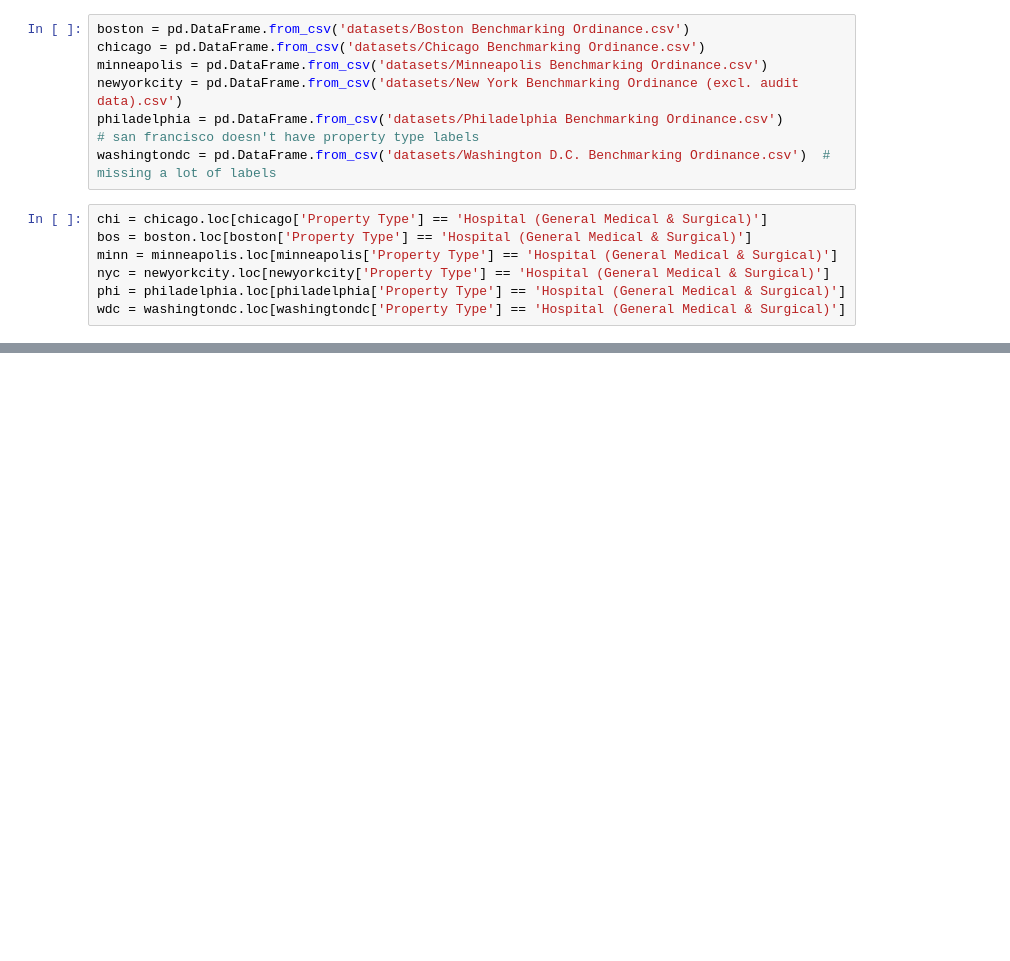
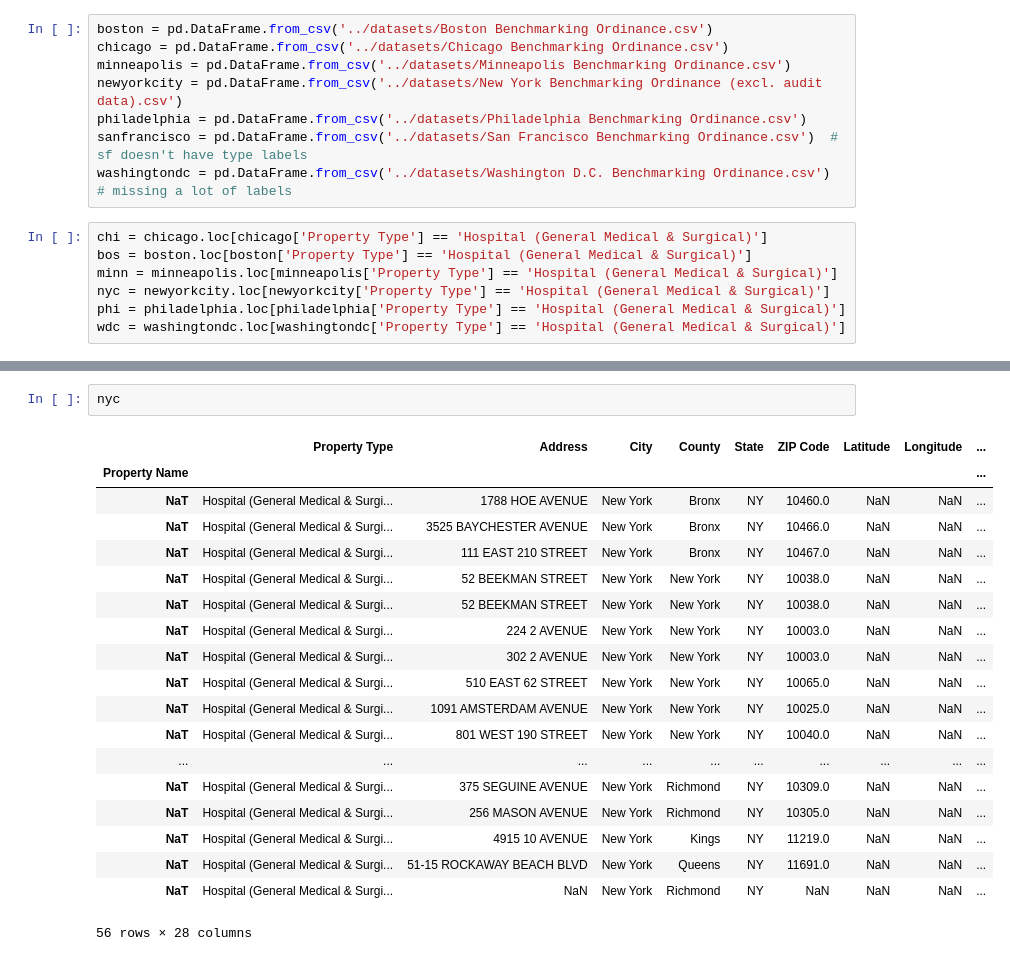
Before and after one commit to RyanMasson/hospital-energy-efficiency, a Jupyter notebook: hospitals_by_city.ipynb, the cells around one changed output, grey strips where cells are left out. Cells and saved outputs as stored; diff of their text form; blank space fills up the shorter version.

```diff
--- a/hospitals_by_city.ipynb
+++ b/hospitals_by_city.ipynb
@@ -6,13 +6,13 @@ import seaborn as sns
 
 %matplotlib inline
 # %%
-boston = pd.DataFrame.from_csv('datasets/Boston Benchmarking Ordinance.csv')
-chicago = pd.DataFrame.from_csv('datasets/Chicago Benchmarking Ordinance.csv')
-minneapolis = pd.DataFrame.from_csv('datasets/Minneapolis Benchmarking Ordinance.csv')
-newyorkcity = pd.DataFrame.from_csv('datasets/New York Benchmarking Ordinance (excl. audit data).csv')
-philadelphia = pd.DataFrame.from_csv('datasets/Philadelphia Benchmarking Ordinance.csv')
-# san francisco doesn't have property type labels
-washingtondc = pd.DataFrame.from_csv('datasets/Washington D.C. Benchmarking Ordinance.csv')  # missing a lot of labels
+boston = pd.DataFrame.from_csv('../datasets/Boston Benchmarking Ordinance.csv')
+chicago = pd.DataFrame.from_csv('../datasets/Chicago Benchmarking Ordinance.csv')
+minneapolis = pd.DataFrame.from_csv('../datasets/Minneapolis Benchmarking Ordinance.csv')
+newyorkcity = pd.DataFrame.from_csv('../datasets/New York Benchmarking Ordinance (excl. audit data).csv')
+philadelphia = pd.DataFrame.from_csv('../datasets/Philadelphia Benchmarking Ordinance.csv')
+sanfrancisco = pd.DataFrame.from_csv('../datasets/San Francisco Benchmarking Ordinance.csv')  # sf doesn't have type labels
+washingtondc = pd.DataFrame.from_csv('../datasets/Washington D.C. Benchmarking Ordinance.csv')  # missing a lot of labels
 # %%
 chi = chicago.loc[chicago['Property Type'] == 'Hospital (General Medical & Surgical)']
 bos = boston.loc[boston['Property Type'] == 'Hospital (General Medical & Surgical)']
@@ -37,0 +40,22 @@ source_EUI_swarm = sns.swarmplot(x='City', y='Source EUI (kBtu/ft^2)', data=all_
+# %%
+nyc
+# %% [output]
+|  | Property Type | Address | City | County | State | ZIP Code | Latitude | Longitude | ... |
+| Property Name |  |  |  |  |  |  |  |  | ... |
+| NaT | Hospital (General Medical & Surgi... | 1788 HOE AVENUE | New York | Bronx | NY | 10460.0 | NaN | NaN | ... |
+| NaT | Hospital (General Medical & Surgi... | 3525 BAYCHESTER AVENUE | New York | Bronx | NY | 10466.0 | NaN | NaN | ... |
+| NaT | Hospital (General Medical & Surgi... | 111 EAST 210 STREET | New York | Bronx | NY | 10467.0 | NaN | NaN | ... |
+| NaT | Hospital (General Medical & Surgi... | 52 BEEKMAN STREET | New York | New York | NY | 10038.0 | NaN | NaN | ... |
+| NaT | Hospital (General Medical & Surgi... | 52 BEEKMAN STREET | New York | New York | NY | 10038.0 | NaN | NaN | ... |
+| NaT | Hospital (General Medical & Surgi... | 224 2 AVENUE | New York | New York | NY | 10003.0 | NaN | NaN | ... |
+| NaT | Hospital (General Medical & Surgi... | 302 2 AVENUE | New York | New York | NY | 10003.0 | NaN | NaN | ... |
+| NaT | Hospital (General Medical & Surgi... | 510 EAST 62 STREET | New York | New York | NY | 10065.0 | NaN | NaN | ... |
+| NaT | Hospital (General Medical & Surgi... | 1091 AMSTERDAM AVENUE | New York | New York | NY | 10025.0 | NaN | NaN | ... |
+| NaT | Hospital (General Medical & Surgi... | 801 WEST 190 STREET | New York | New York | NY | 10040.0 | NaN | NaN | ... |
+| ... | ... | ... | ... | ... | ... | ... | ... | ... | ... |
+| NaT | Hospital (General Medical & Surgi... | 375 SEGUINE AVENUE | New York | Richmond | NY | 10309.0 | NaN | NaN | ... |
+| NaT | Hospital (General Medical & Surgi... | 256 MASON AVENUE | New York | Richmond | NY | 10305.0 | NaN | NaN | ... |
+| NaT | Hospital (General Medical & Surgi... | 4915 10 AVENUE | New York | Kings | NY | 11219.0 | NaN | NaN | ... |
+| NaT | Hospital (General Medical & Surgi... | 51-15 ROCKAWAY BEACH BLVD | New York | Queens | NY | 11691.0 | NaN | NaN | ... |
+| NaT | Hospital (General Medical & Surgi... | NaN | New York | Richmond | NY | NaN | NaN | NaN | ... |
+56 rows × 28 columns
```
Also changed, not shown: parts of 3 cells of this notebook.
